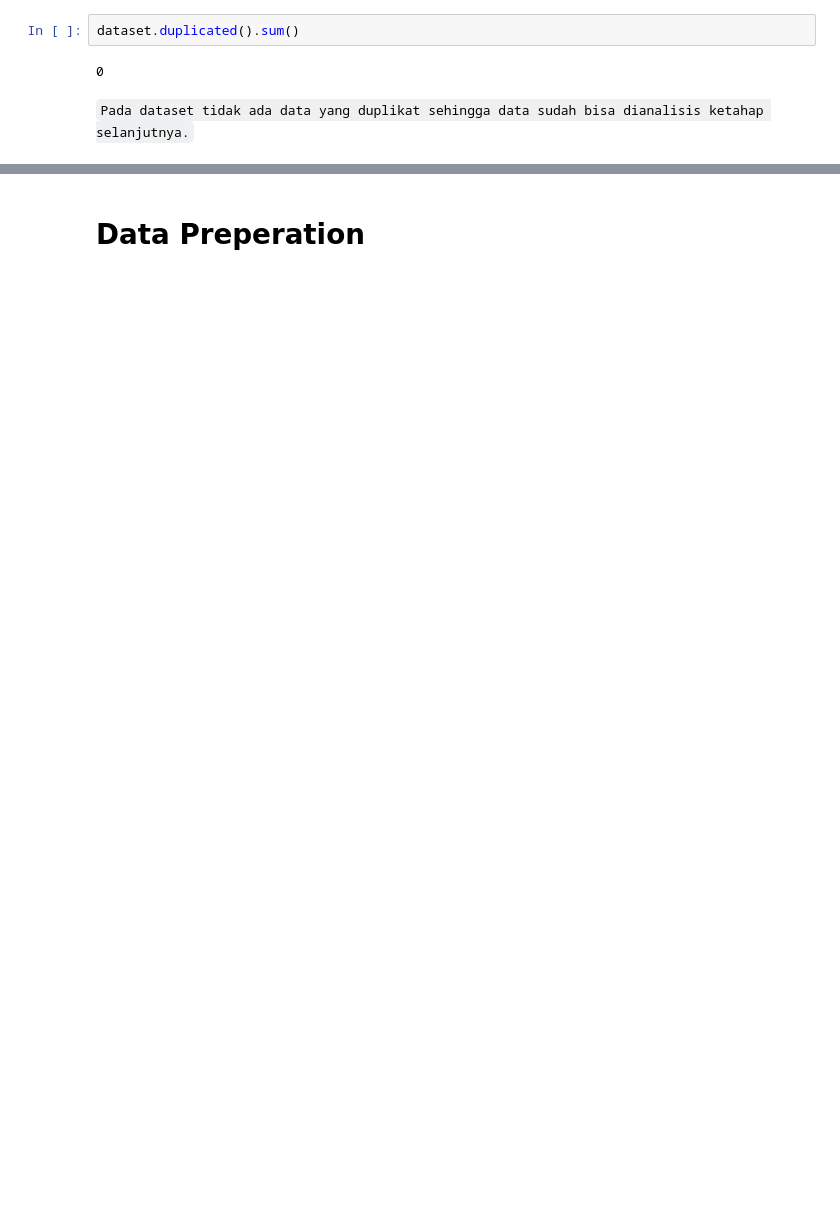
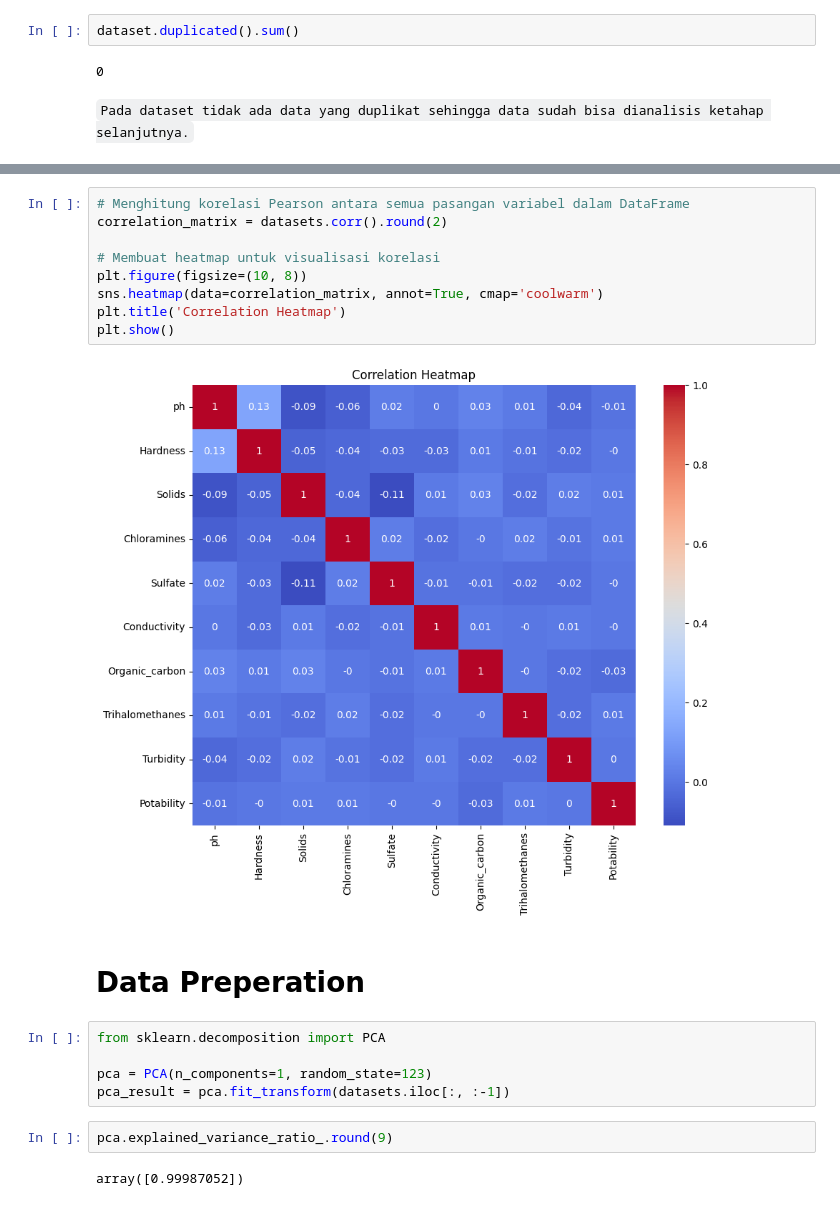
Before and after one commit to ilman79/predict_salary_Indonesia, a Jupyter notebook: Predict_salary_Indonesia.ipynb, the cells around one changed output, grey strips where cells are left out. Cells and saved outputs as stored; diff of their text form; blank space fills up the shorter version.

```diff
--- a/Predict_salary_Indonesia.ipynb
+++ b/Predict_salary_Indonesia.ipynb
@@ -223,2 +210,22 @@ dataset.duplicated().sum()
+# %%
+# Menghitung korelasi Pearson antara semua pasangan variabel dalam DataFrame
+correlation_matrix = datasets.corr().round(2)
+
+# Membuat heatmap untuk visualisasi korelasi
+plt.figure(figsize=(10, 8))
+sns.heatmap(data=correlation_matrix, annot=True, cmap='coolwarm')
+plt.title('Correlation Heatmap')
+plt.show()
+# %% [output]
+[figure, added]
 # %% [markdown]
 # Data Preperation
+# %%
+from sklearn.decomposition import PCA
+
+pca = PCA(n_components=1, random_state=123)
+pca_result = pca.fit_transform(datasets.iloc[:, :-1])
+# %%
+pca.explained_variance_ratio_.round(9)
+# %% [output]
+array([0.99987052])
```
Also changed, not shown: parts of 32 cells of this notebook.
